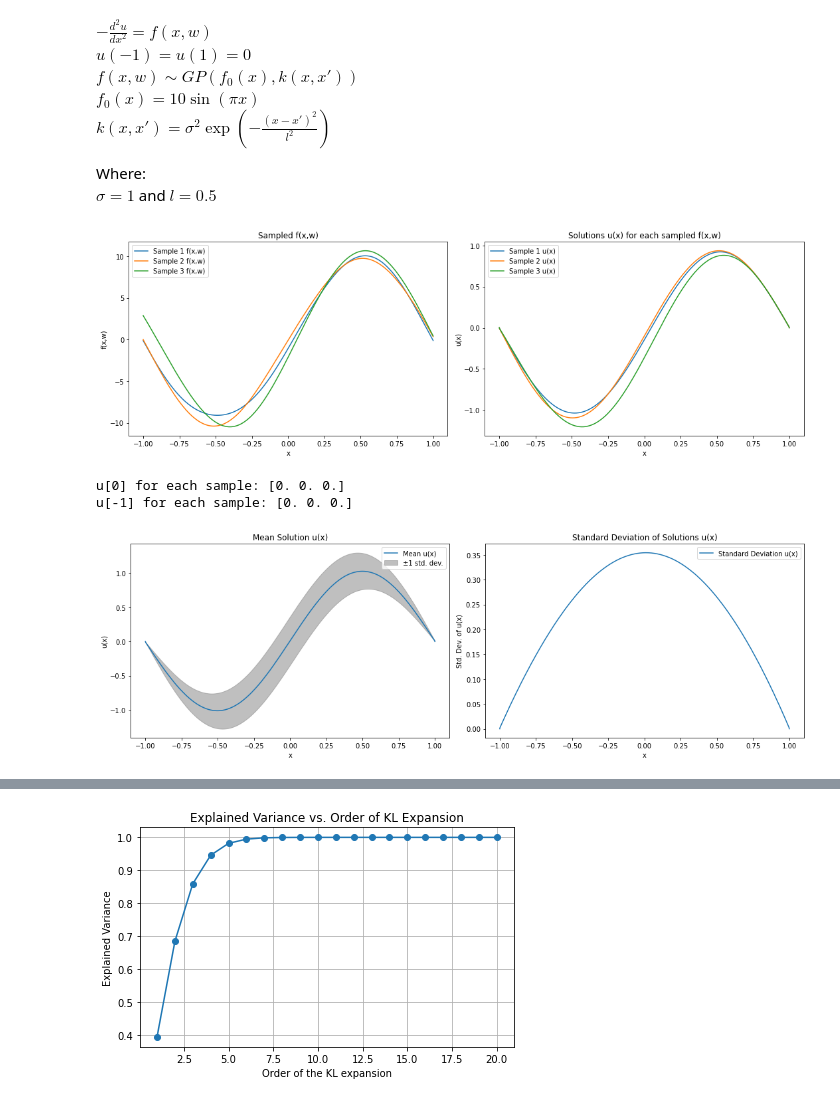
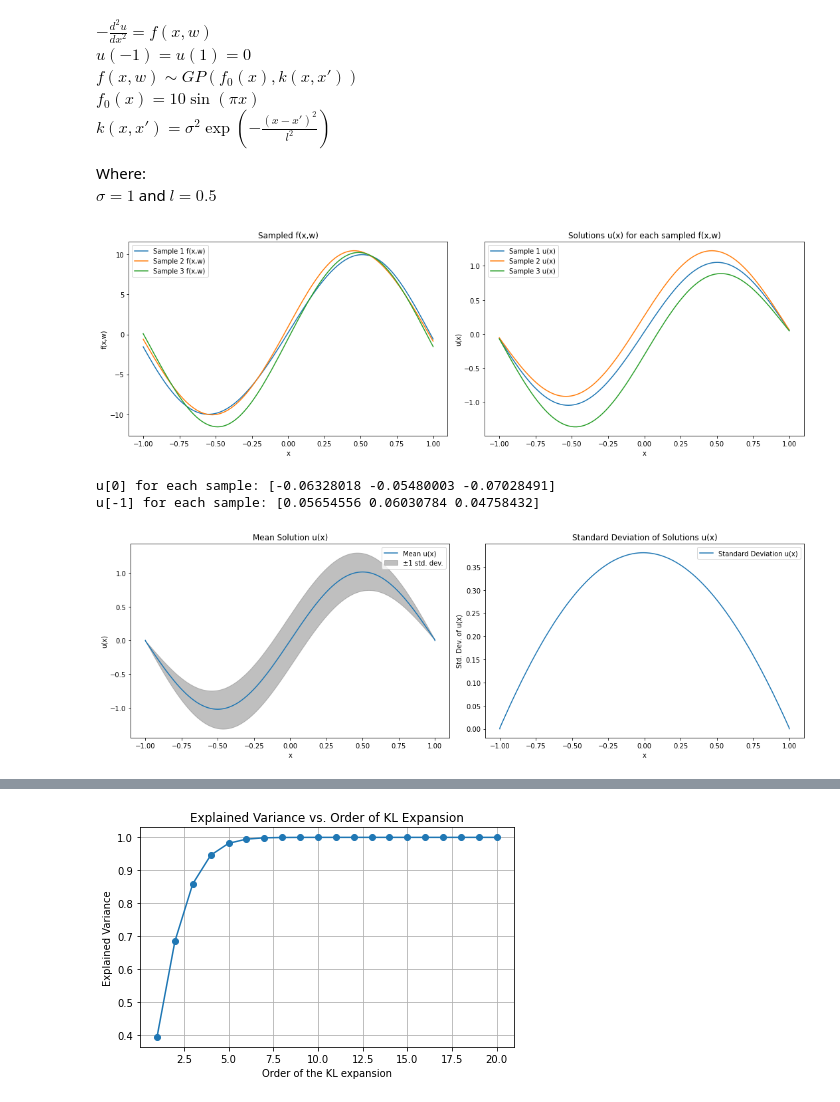
Before and after one commit to bonneted/pinn-cm, a Jupyter notebook: UQ/poisson_equation.ipynb, the cells around one changed output, grey strips where cells are left out. Cells and saved outputs as stored; diff of their text form; code cells hidden in the pictures.

```diff
--- a/UQ/poisson_equation.ipynb
+++ b/UQ/poisson_equation.ipynb
@@ -17,7 +17,7 @@ from scipy.sparse.linalg import spsolve
 # Define parameters
 sigma = 1
 l = 0.5
-n_points = 1000
+n_points = 110
 x = np.linspace(-1, 1, n_points)
 dx = x[1] - x[0]
 
@@ -46,8 +46,8 @@ def solve_poisson(f, dx, u_left=0, u_right=0):
     f[-1] += u_right / dx**2
 
     u = spsolve(A, -f)
-    u[0] = u_left
-    u[-1] = u_right
+    # u[0] = u_left
+    # u[-1] = u_right
     return u
 
 
@@ -59,36 +59,36 @@ plt.figure(figsize=(15, 5))
 
 # Left subplot for f(x,w)
 plt.subplot(1, 2, 1)
 for i in range(n_samples):
     plt.plot(x, f_samples[i], label=f"Sample {i+1} f(x,w)")
 plt.title("Sampled f(x,w)")
 plt.xlabel('x')
 plt.ylabel('f(x,w)')
 plt.legend()
 
 # Right subplot for u(x)
 plt.subplot(1, 2, 2)
 for i in range(n_samples):
     plt.plot(x, u_solutions[i], label=f"Sample {i+1} u(x)")
 plt.title("Solutions u(x) for each sampled f(x,w)")
 plt.xlabel('x')
 plt.ylabel('u(x)')
 plt.legend()
 
 plt.tight_layout()
 plt.show()
 
 # Print u[0] and u[-1] for each sample
 
 u_left_boundary = u_solutions[:, 0]
 u_right_boundary = u_solutions[:, -1]
 
 print(f"u[0] for each sample: {u_left_boundary}")
 print(f"u[-1] for each sample: {u_right_boundary}")
 # %% [output]
-[figure, old version]
+[figure, new version]
-u[0] for each sample: [0. 0. 0.]
-u[-1] for each sample: [0. 0. 0.]
+u[0] for each sample: [-0.06328018 -0.05480003 -0.07028491]
+u[-1] for each sample: [0.05654556 0.06030784 0.04758432]
 # %%
 n_points = 1000
 x = np.linspace(-1, 1, n_points)
@@ -125,4 +125,4 @@ plt.legend()
 plt.tight_layout()
 plt.show()
 # %% [output]
-[figure, old version]
+[figure, new version]
```
Also changed, not shown: parts of 5 cells of this notebook.
